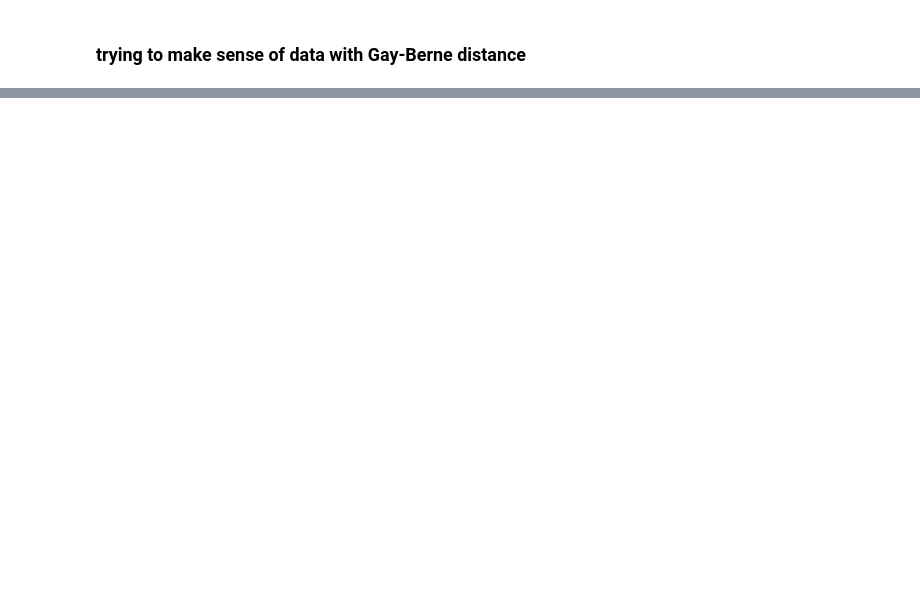
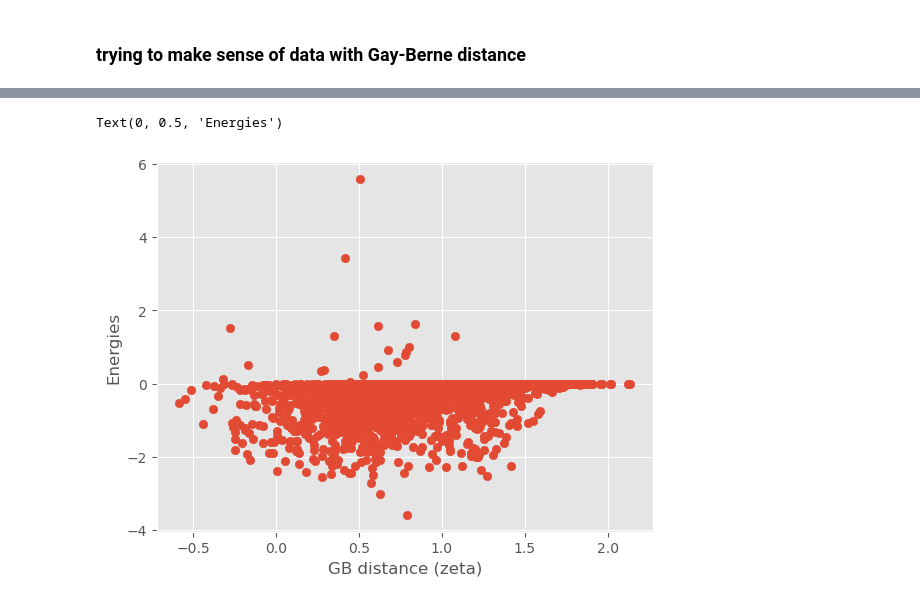
Before and after one commit to marjanalbooyeh/CG_force_learner, a Jupyter notebook: dimer/notebooks/sample_dimer_data.ipynb, the cells around one changed output, grey strips where cells are left out. Drawn from its saved outputs; the diff is of its cells as text; code cells hidden in the pictures; blank space fills up the shorter version.

```diff
--- a/dimer/notebooks/sample_dimer_data.ipynb
+++ b/dimer/notebooks/sample_dimer_data.ipynb
@@ -465,7 +500,6 @@ positions_1 = []
 orient_dis = []
 r_1 = []
 energies_1 = []
-forces_1 = []
 
 for frame in gsd_traj:
     pos = frame.particles.position
@@ -478,7 +512,6 @@ for frame in gsd_traj:
     r_1.append(np.linalg.norm([dx, dy, dz]))
     orient_dis.append(rowan.geometry.distance(orient[0], orient[1]))
     energies_1.append(frame.log['md/pair/LJ/energy'])
-    forces_1.append(frame.log['particles/md/pair/LJ/forces'])
 # %%
 import matplotlib.pyplot as plt
 plt.scatter(orient_dis, np.asarray(energies_1)/2)
@@ -536,3 +589,18 @@ def GB_compute(dr, lperp, lpar, qi, qj):
 
     zeta = (r_norm - sigma + sigma_min) / sigma_min
     return zeta
+# %%
+dists = []
+orients = []
+
+energies = []
+
+for frame in gsd_traj:
+    pos = frame.particles.position
+    orients.append(frame.particles.orientation[:2])
+    dx, dy, dz = pos[0] - pos[1]
+    dx = check_boundary(dx, box_len)
+    dy = check_boundary(dy, box_len)
+    dz = check_boundary(dz, box_len)
+    dists.append(np.array([dx, dy, dz]))
+    energies.append(frame.log['md/pair/LJ/energy'])
@@ -543,5 +641,8 @@ for dr, ori in zip(dists, orients):
 # %%
 import matplotlib.pyplot as plt
-plt.scatter(gb_dist, np.asarray(energies))[0].item()
-plt.xlabel("GB distance")
+plt.scatter(gb_dist, energies)
+plt.xlabel("GB distance (zeta)")
 plt.ylabel("Energies")
+# %% [output]
+Text(0, 0.5, 'Energies')
+[figure, added]
```
Also changed, not shown: parts of 27 cells of this notebook, 31 other files.
